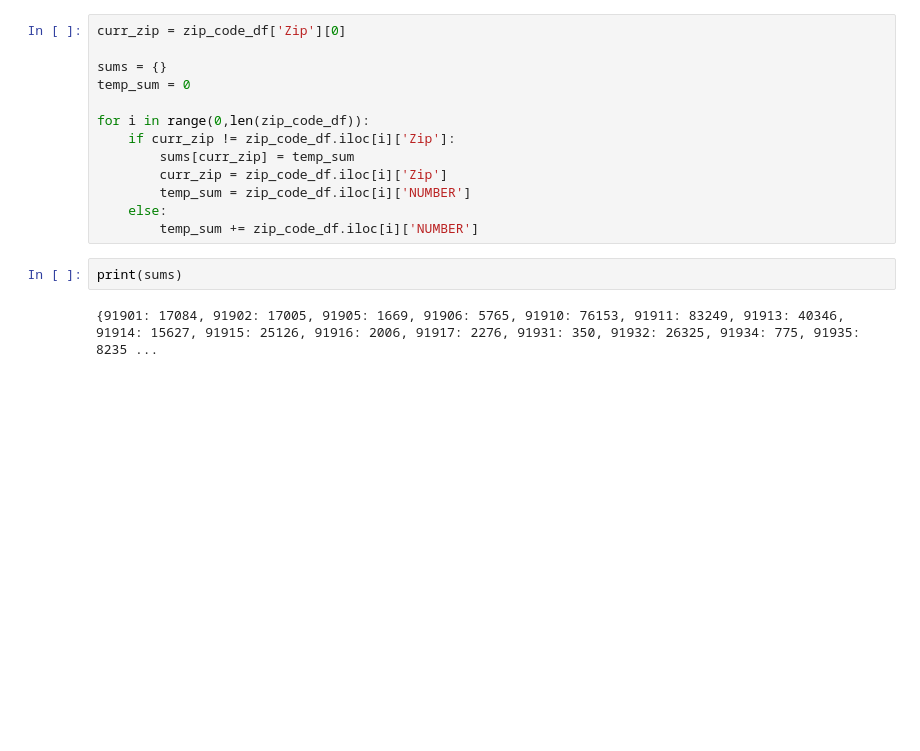
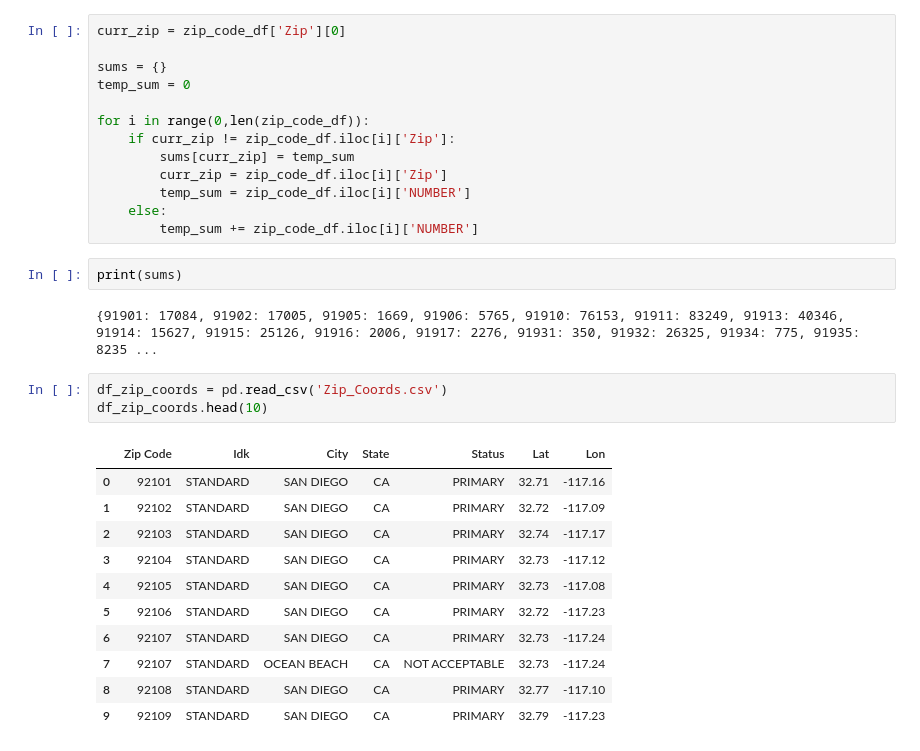
Before and after one commit to sarah-george/San-Diego-DUI-Crashes-and-Arrests, a Jupyter notebook: DUI_Notebook_V2.ipynb, the cells around one changed output. Cells and saved outputs as stored; diff of their text form; blank space fills up the shorter version.

```diff
--- a/DUI_Notebook_V2.ipynb
+++ b/DUI_Notebook_V2.ipynb
@@ -332,3 +340,18 @@ for i in range(0,len(zip_code_df)):
 print(sums)
 # %% [output]
 {91901: 17084, 91902: 17005, 91905: 1669, 91906: 5765, 91910: 76153, 91911: 83249, 91913: 40346, 91914: 15627, 91915: 25126, 91916: 2006, 91917: 2276, 91931: 350, 91932: 26325, 91934: 775, 91935: 8235 ...
+# %%
+df_zip_coords = pd.read_csv('Zip_Coords.csv')
+df_zip_coords.head(10)
+# %% [output]
+|  | Zip Code | Idk | City | State | Status | Lat | Lon |
+| 0 | 92101 | STANDARD | SAN DIEGO | CA | PRIMARY | 32.71 | -117.16 |
+| 1 | 92102 | STANDARD | SAN DIEGO | CA | PRIMARY | 32.72 | -117.09 |
+| 2 | 92103 | STANDARD | SAN DIEGO | CA | PRIMARY | 32.74 | -117.17 |
+| 3 | 92104 | STANDARD | SAN DIEGO | CA | PRIMARY | 32.73 | -117.12 |
+| 4 | 92105 | STANDARD | SAN DIEGO | CA | PRIMARY | 32.73 | -117.08 |
+| 5 | 92106 | STANDARD | SAN DIEGO | CA | PRIMARY | 32.72 | -117.23 |
+| 6 | 92107 | STANDARD | SAN DIEGO | CA | PRIMARY | 32.73 | -117.24 |
+| 7 | 92107 | STANDARD | OCEAN BEACH | CA | NOT ACCEPTABLE | 32.73 | -117.24 |
+| 8 | 92108 | STANDARD | SAN DIEGO | CA | PRIMARY | 32.77 | -117.10 |
+| 9 | 92109 | STANDARD | SAN DIEGO | CA | PRIMARY | 32.79 | -117.23 |
```
Also changed, not shown: parts of 6 cells of this notebook.
